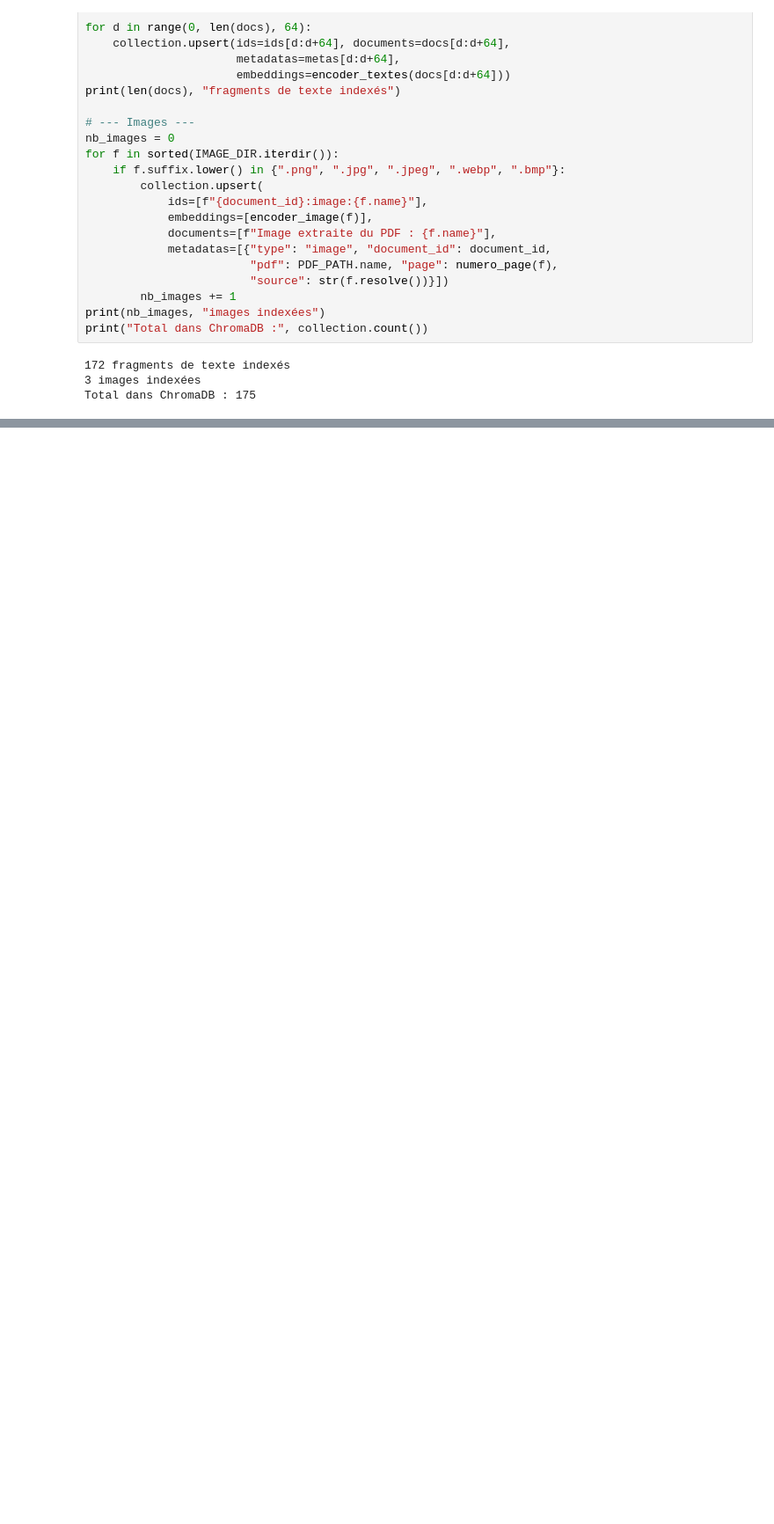
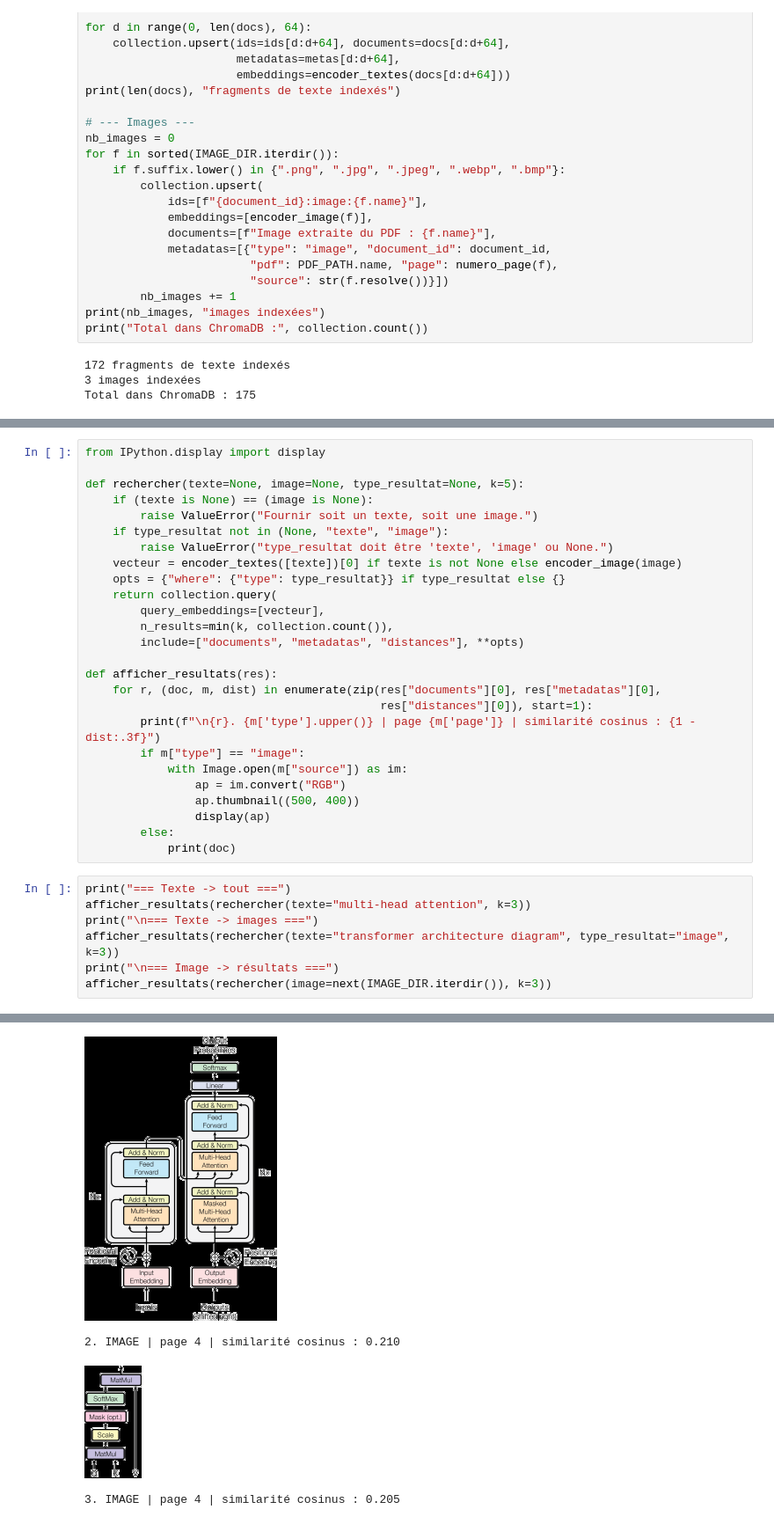
Before and after one commit to tawhidaamyar1/rag-multimodal-agentique, a Jupyter notebook: rag_multimodal.ipynb, the cells around one changed output, grey strips where cells are left out. Shown at 88% size. Cells and saved outputs as stored; diff of their text form; blank space fills up the shorter version.

```diff
--- a/rag_multimodal.ipynb
+++ b/rag_multimodal.ipynb
@@ -119,0 +184,34 @@ Total dans ChromaDB : 175
+# %%
+from IPython.display import display
+
+def rechercher(texte=None, image=None, type_resultat=None, k=5):
+    if (texte is None) == (image is None):
+        raise ValueError("Fournir soit un texte, soit une image.")
+    if type_resultat not in (None, "texte", "image"):
+        raise ValueError("type_resultat doit être 'texte', 'image' ou None.")
+    vecteur = encoder_textes([texte])[0] if texte is not None else encoder_image(image)
+    opts = {"where": {"type": type_resultat}} if type_resultat else {}
+    return collection.query(
+        query_embeddings=[vecteur],
+        n_results=min(k, collection.count()),
+        include=["documents", "metadatas", "distances"], **opts)
+
+def afficher_resultats(res):
+    for r, (doc, m, dist) in enumerate(zip(res["documents"][0], res["metadatas"][0],
+                                           res["distances"][0]), start=1):
+        print(f"\n{r}. {m['type'].upper()} | page {m['page']} | similarité cosinus : {1 - dist:.3f}")
+        if m["type"] == "image":
+            with Image.open(m["source"]) as im:
+                ap = im.convert("RGB")
+                ap.thumbnail((500, 400))
+                display(ap)
+        else:
+            print(doc)
+# %%
+print("=== Texte -> tout ===")
+afficher_resultats(rechercher(texte="multi-head attention", k=3))
+print("\n=== Texte -> images ===")
+afficher_resultats(rechercher(texte="transformer architecture diagram", type_resultat="image", k=3))
+print("\n=== Image -> résultats ===")
+afficher_resultats(rechercher(image=next(IMAGE_DIR.iterdir()), k=3))
+# %% [output]
@@ -119,0 +232,4 @@ Total dans ChromaDB : 175
+[figure, added]
+2. IMAGE | page 4 | similarité cosinus : 0.210
+[figure, added]
+3. IMAGE | page 4 | similarité cosinus : 0.205
```
Also changed, not shown: parts of 6 cells of this notebook, 1 other file.
